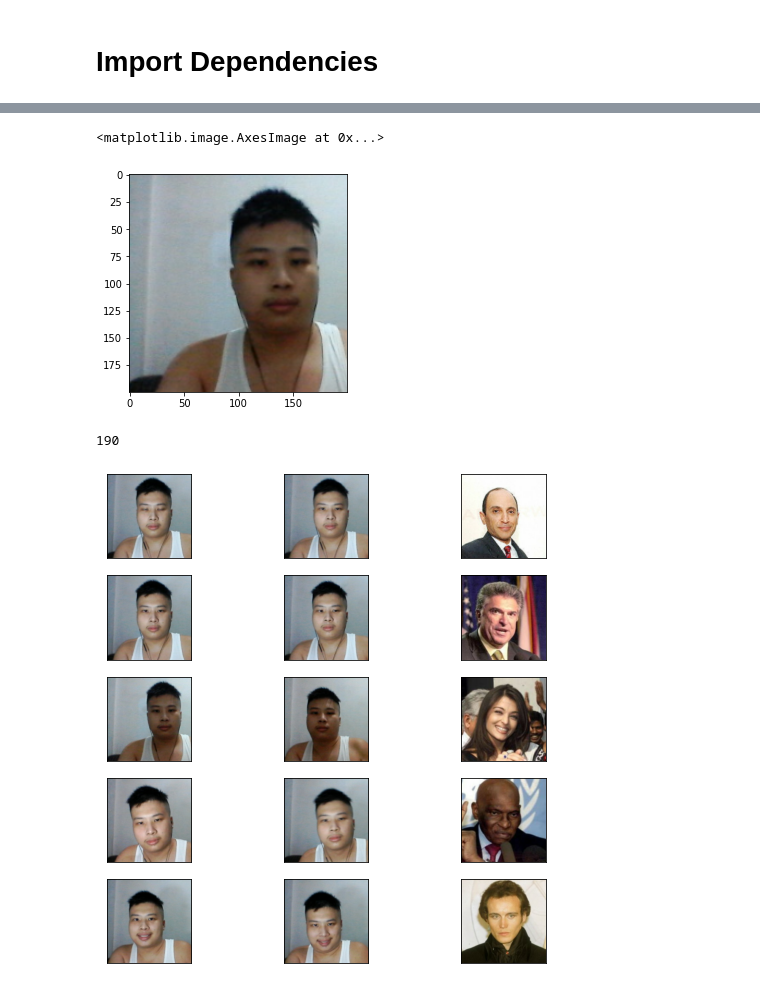
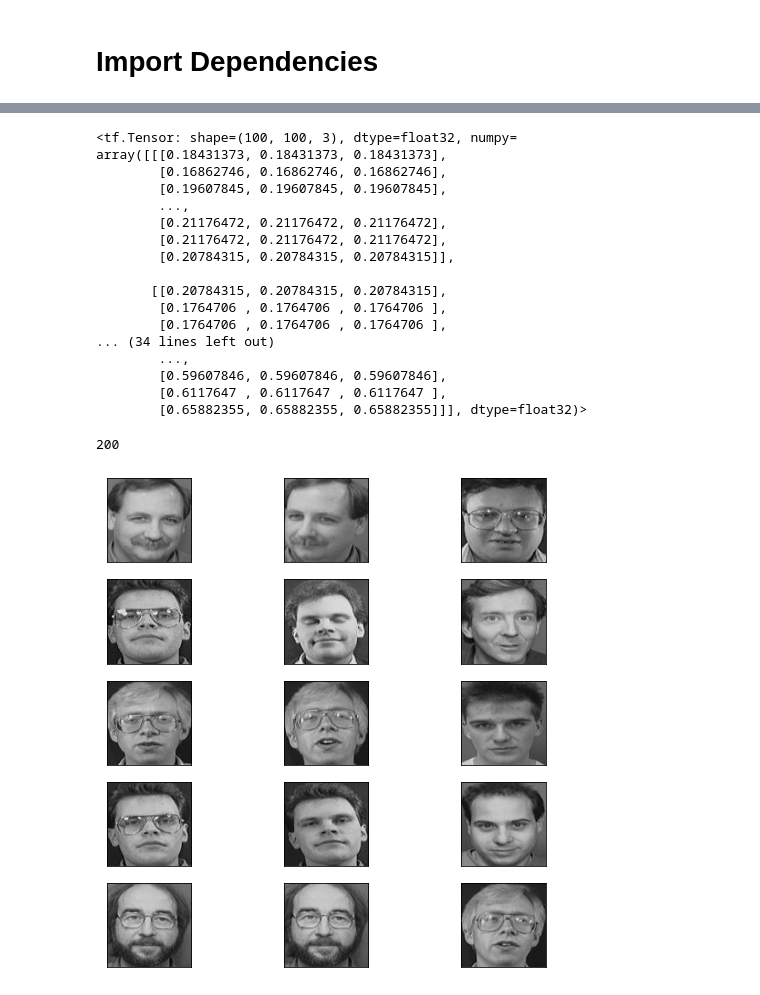
Before and after one commit to ukayaj620/precencia, a Jupyter notebook: demo.ipynb, the cells around one changed output, grey strips where cells are left out. Cells and saved outputs as stored; diff of their text form; code cells hidden in the pictures.

```diff
--- a/demo.ipynb
+++ b/demo.ipynb
@@ -71,3 +70,13 @@ while camera.isOpened():
 camera.release()
 # Close the image show frame
 cv2.destroyAllWindows()
+# %%
+face_cascade = cv2.CascadeClassifier('haar/haarcascade_frontalface_default.xml')
+image = cv2.imread("./data/positive/3.jpg")
+gray = cv2.cvtColor(image, cv2.COLOR_BGR2GRAY)
+faces = face_cascade.detectMultiScale(gray, 1.3, 5)
+for (x,y,w,h) in faces:
+  gray = cv2.rectangle(gray,(x,y),(x+w,y+h),(255,0,0),2)
+  gray = gray[y:y+h, x:x+w]
+
+plt.imshow(gray, cmap="gray")
@@ -74,5 +86,5 @@ cv2.destroyAllWindows()
 # %%
-target_shape = (200, 200)
+target_shape = (100, 100)
 
 def preprocess_image(filename):
   image_string = tf.io.read_file(filename)
@@ -82,10 +94,25 @@ def preprocess_image(filename):
   return image
 
 
-plt.imshow(preprocess_image("data\\anchor\\1.jpg"))
+preprocess_image("data\\anchor\\s15.jpg")
 # %% [output]
-<matplotlib.image.AxesImage at 0x...>
+<tf.Tensor: shape=(100, 100, 3), dtype=float32, numpy=
+array([[[0.18431373, 0.18431373, 0.18431373],
+        [0.16862746, 0.16862746, 0.16862746],
+        [0.19607845, 0.19607845, 0.19607845],
+        ...,
+        [0.21176472, 0.21176472, 0.21176472],
+        [0.21176472, 0.21176472, 0.21176472],
+        [0.20784315, 0.20784315, 0.20784315]],
+
+       [[0.20784315, 0.20784315, 0.20784315],
+        [0.1764706 , 0.1764706 , 0.1764706 ],
+        [0.1764706 , 0.1764706 , 0.1764706 ],
+... (34 lines left out)
+        ...,
+        [0.59607846, 0.59607846, 0.59607846],
+        [0.6117647 , 0.6117647 , 0.6117647 ],
+        [0.65882355, 0.65882355, 0.65882355]]], dtype=float32)>
-[figure, removed]
 # %%
 def preprocess_triplets(anchor, positive, negative):
     return (
@@ -96,19 +123,14 @@ def preprocess_triplets(anchor, positive, negative):
 # %%
 # Create Triplets Pair Dataset using tf.data.Dataset
 
-anchor_images = sorted(
-    [str(ANCHOR_PATH + '\\' + f) for f in os.listdir(ANCHOR_PATH)]
-)
+anchor_sorted_filename = sorted(os.listdir(ANCHOR_PATH), key=lambda filename: int(filename.split('.')[0][1:]))
+anchor_images = [str(ANCHOR_PATH + '\\' + f) for f in anchor_sorted_filename]
 
-positive_images = sorted(
-    [str(POS_PATH + '\\' + f) for f in os.listdir(POS_PATH)]
-)
+positive_sorted_filename = sorted(os.listdir(POS_PATH), key=lambda filename: int(filename.split('.')[0][1:]))
+positive_images = [str(POS_PATH + '\\' + f) for f in positive_sorted_filename]
 
-negative_images = sorted(
-    [str(NEG_PATH + '\\' + f) for f in os.listdir(NEG_PATH)]
-)
-
-image_count = len(anchor_images)
+negative_sorted_filename = sorted(os.listdir(NEG_PATH))
+negative_images = [str(NEG_PATH + '\\' + f) for f in negative_sorted_filename]
 
 
 anchor_dataset = tf.data.Dataset.from_tensor_slices(anchor_images)
@@ -121,9 +143,11 @@ dataset = dataset.map(preprocess_triplets)
 
 print(len(dataset))
 # %% [output]
-190
+200
 # %%
 # Split training dan validation dataset
+
+image_count = len(dataset)
 
 train_dataset = dataset.take(round(image_count * 0.8))
 val_dataset = dataset.skip(round(image_count * 0.8))
@@ -136,23 +160,23 @@ val_dataset = val_dataset.prefetch(8)
 # %%
 def visualize(anchor, positive, negative):
 
     def show(ax, image):
         ax.imshow(image)
         ax.get_xaxis().set_visible(False)
         ax.get_yaxis().set_visible(False)
 
     fig = plt.figure(figsize=(9, 9))
 
     axs = fig.subplots(5, 3)
     for i in range(5):
         show(axs[i, 0], anchor[i])
         show(axs[i, 1], positive[i])
         show(axs[i, 2], negative[i])
 
 
-visualize(*list(train_dataset.take(1).as_numpy_iterator())[0])
+visualize(*list(train_dataset.take(2).as_numpy_iterator())[0])
 # %% [output]
-[figure, old version]
+[figure, new version]
 # %%
 ResNetCNN = resnet.ResNet50(
   weights="imagenet", input_shape=target_shape + (3, ), include_top=False
```
Also changed, not shown: parts of 14 cells of this notebook.
